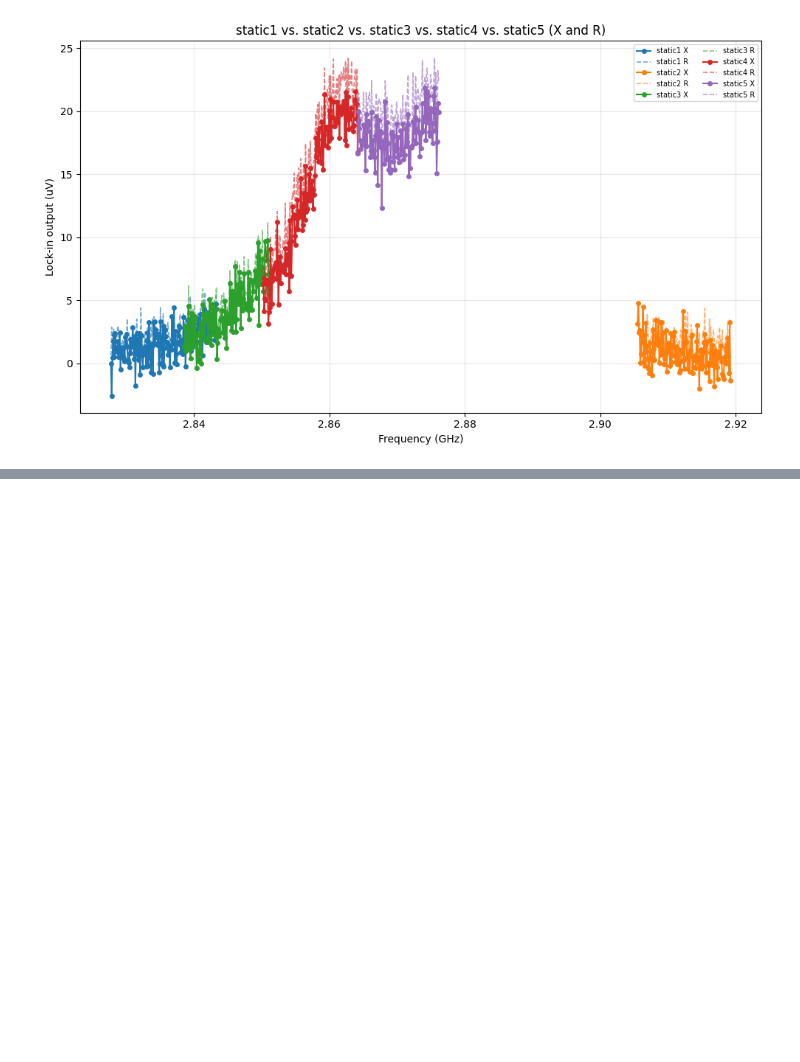
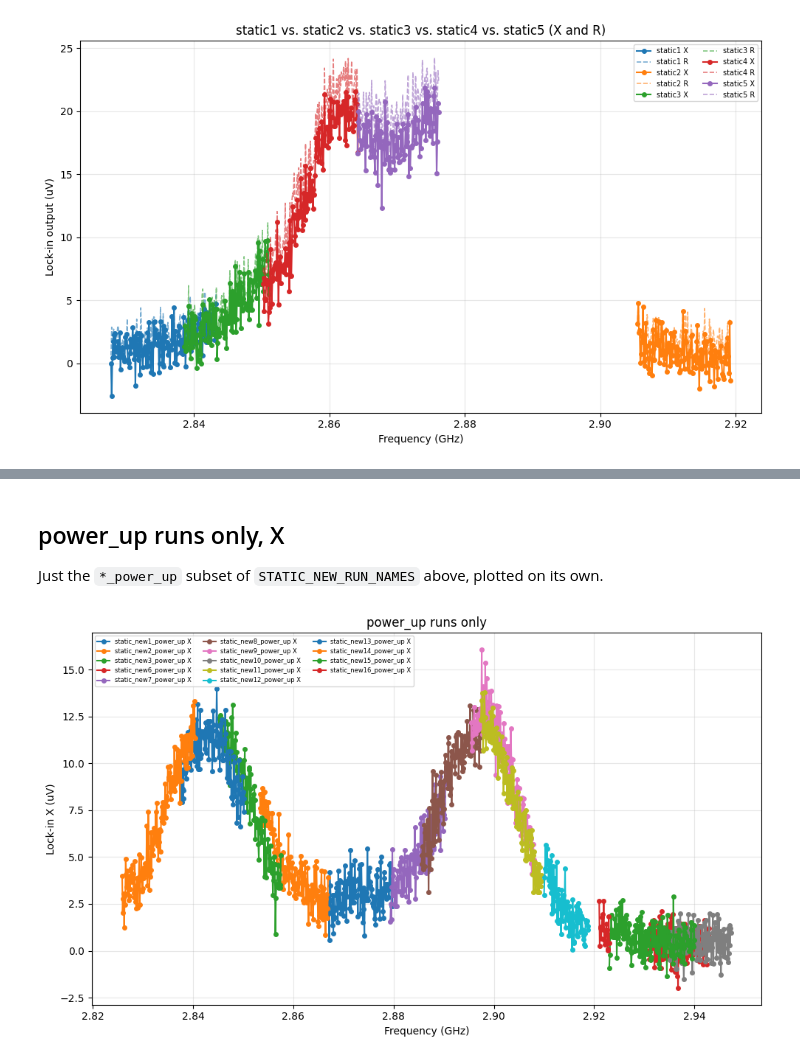
Before and after one commit to meimei2027/diamonds, a Jupyter notebook: experiment/cw_odmr_lock_in_result.ipynb, the cells around one changed output, grey strips where cells are left out. Cells and saved outputs as stored; diff of their text form; code cells hidden in the pictures; blank space fills up the shorter version.

```diff
--- a/experiment/cw_odmr_lock_in_result.ipynb
+++ b/experiment/cw_odmr_lock_in_result.ipynb
@@ -461,12 +736,0 @@ Same `run`-style single-sweep layout as the static field runs above, from `D:\cw
-# %%
-STATIC_NEW_RUN_NAMES = ["static_new1", "static_new1_power_up"]
-
-static_new_runs = {}
-for name in STATIC_NEW_RUN_NAMES:
-    run_path = f"{DATA_DIR}/{name}"
-    freqs_hz = np.load(f"{run_path}/{name}_lockin_spectrum_freqs_hz.npy")
-    x = np.load(f"{run_path}/{name}_lockin_spectrum_x.npy")
-    y = np.load(f"{run_path}/{name}_lockin_spectrum_y.npy")
-    static_new_runs[name] = dict(freqs_ghz=freqs_hz / 1e9, x=x, r=np.hypot(x, y))
-    print(f"{name}: {len(freqs_hz)} points, "
-          f"{freqs_hz.min()/1e9:.6f}-{freqs_hz.max()/1e9:.6f} GHz")
@@ -493,0 +817,23 @@ plt.show()
+# %% [markdown]
+## power_up runs only, X
+
+Just the `*_power_up` subset of `STATIC_NEW_RUN_NAMES` above, plotted on its own.
+# %%
+POWER_UP_RUN_NAMES = [n for n in STATIC_NEW_RUN_NAMES if n.endswith("_power_up")]
+
+fig, ax = plt.subplots(figsize=(10, 6))
+
+for i, name in enumerate(POWER_UP_RUN_NAMES):
+    d = static_new_runs[name]
+    color = colors[i % len(colors)]
+    ax.plot(d["freqs_ghz"], d["x"] * 1e6, "o-", color=color, ms=4, label=f"{name} X")
+
+ax.set_xlabel("Frequency (GHz)")
+ax.set_ylabel("Lock-in X (uV)")
+ax.set_title("power_up runs only")
+ax.legend(fontsize=6, ncol=3)
+ax.grid(alpha=0.3)
+plt.tight_layout()
+plt.show()
+# %% [output]
+[figure, added]
```
Also changed, not shown: parts of 22 cells of this notebook, 2 other files.
